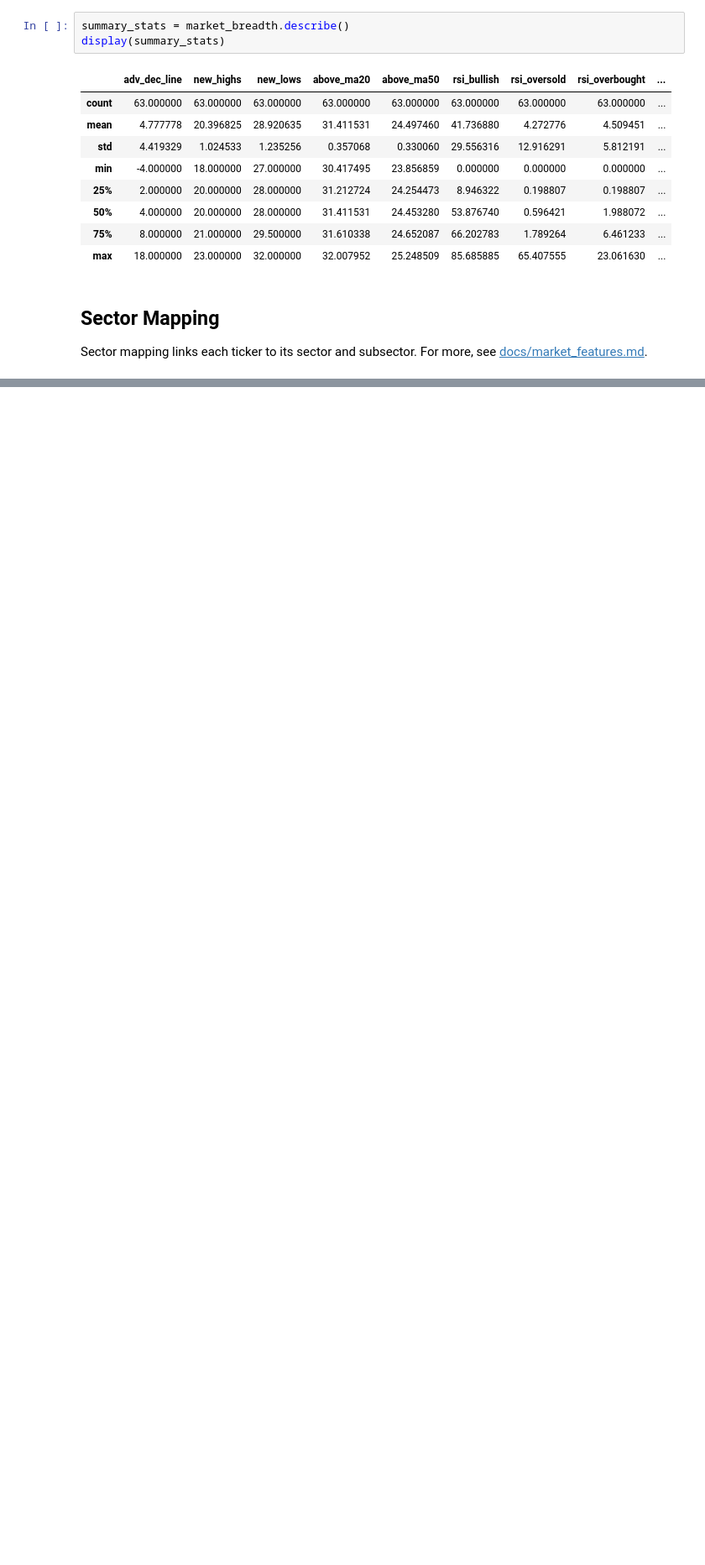
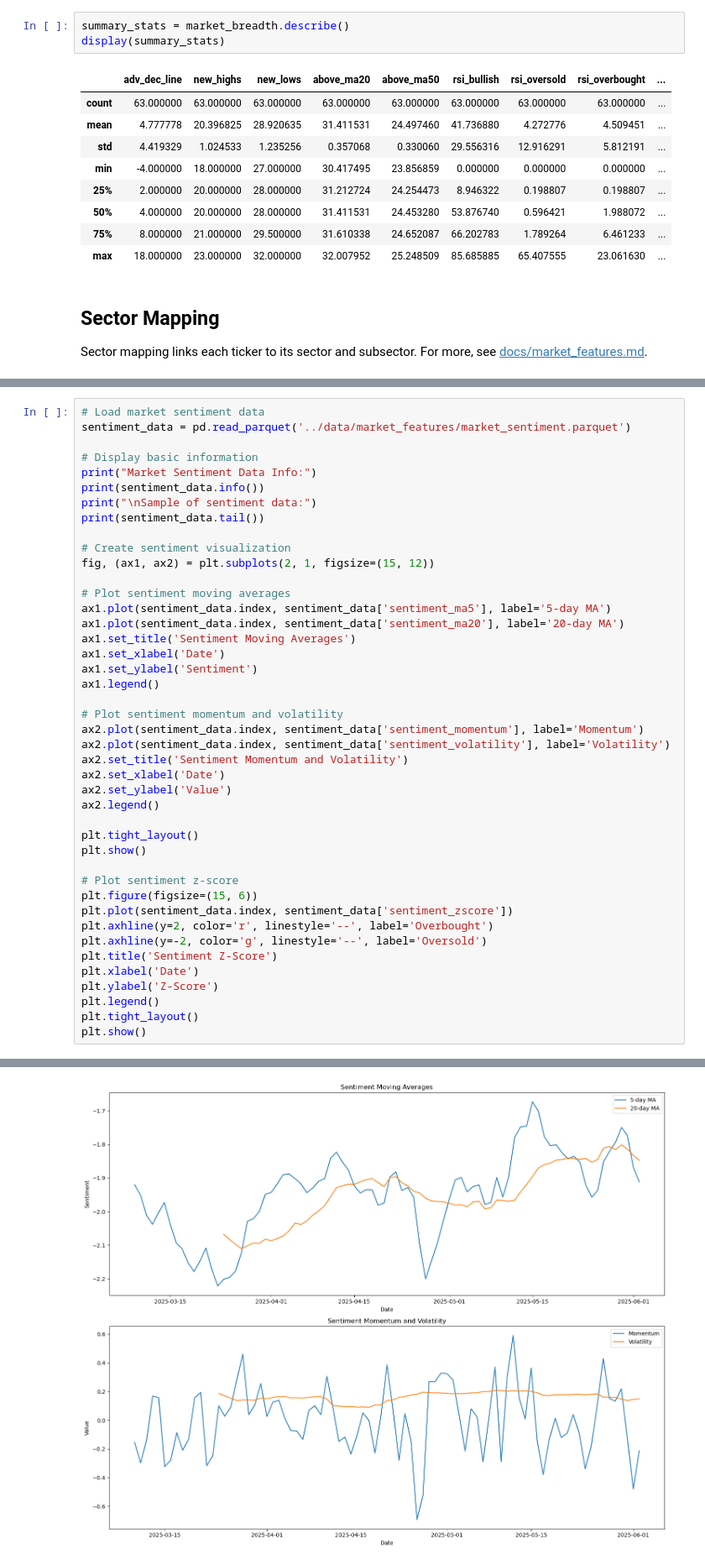
Before and after one commit to solvmanifold/LatentTrader, a Jupyter notebook: notebooks/market_features.ipynb, the cells around one changed output, grey strips where cells are left out. Shown at 84% size. Cells and saved outputs as stored; diff of their text form; blank space fills up the shorter version.

```diff
--- a/notebooks/market_features.ipynb
+++ b/notebooks/market_features.ipynb
@@ -165,0 +313,44 @@ print(f"\n{sector_mapping['sector'].nunique()} distinct sectors:\n{sector_mappin
+# %%
+# Load market sentiment data
+sentiment_data = pd.read_parquet('../data/market_features/market_sentiment.parquet')
+
+# Display basic information
+print("Market Sentiment Data Info:")
+print(sentiment_data.info())
+print("\nSample of sentiment data:")
+print(sentiment_data.tail())
+
+# Create sentiment visualization
+fig, (ax1, ax2) = plt.subplots(2, 1, figsize=(15, 12))
+
+# Plot sentiment moving averages
+ax1.plot(sentiment_data.index, sentiment_data['sentiment_ma5'], label='5-day MA')
+ax1.plot(sentiment_data.index, sentiment_data['sentiment_ma20'], label='20-day MA')
+ax1.set_title('Sentiment Moving Averages')
+ax1.set_xlabel('Date')
+ax1.set_ylabel('Sentiment')
+ax1.legend()
+
+# Plot sentiment momentum and volatility
+ax2.plot(sentiment_data.index, sentiment_data['sentiment_momentum'], label='Momentum')
+ax2.plot(sentiment_data.index, sentiment_data['sentiment_volatility'], label='Volatility')
+ax2.set_title('Sentiment Momentum and Volatility')
+ax2.set_xlabel('Date')
+ax2.set_ylabel('Value')
+ax2.legend()
+
+plt.tight_layout()
+plt.show()
+
+# Plot sentiment z-score
+plt.figure(figsize=(15, 6))
+plt.plot(sentiment_data.index, sentiment_data['sentiment_zscore'])
+plt.axhline(y=2, color='r', linestyle='--', label='Overbought')
+plt.axhline(y=-2, color='g', linestyle='--', label='Oversold')
+plt.title('Sentiment Z-Score')
+plt.xlabel('Date')
+plt.ylabel('Z-Score')
+plt.legend()
+plt.tight_layout()
+plt.show()
+# %% [output]
@@ -165,0 +374 @@ print(f"\n{sector_mapping['sector'].nunique()} distinct sectors:\n{sector_mappin
+[figure, added]
```
Also changed, not shown: parts of 8 cells of this notebook, 5 other files.
